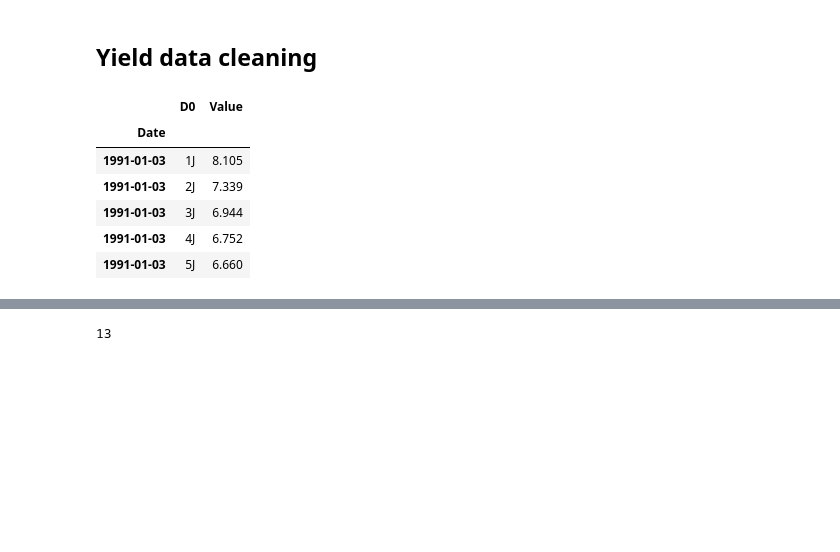
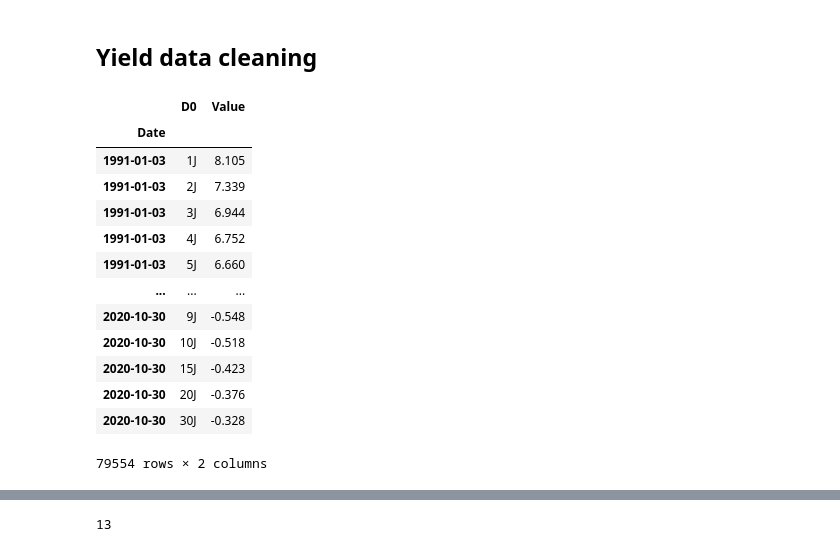
Before and after one commit to franckatte/ML_For_Finance, a Jupyter notebook: explanatory.ipynb, the cells around one changed output, grey strips where cells are left out. Cells and saved outputs as stored; diff of their text form; code cells hidden in the pictures; blank space fills up the shorter version.

```diff
--- a/explanatory.ipynb
+++ b/explanatory.ipynb
@@ -15,12 +17,19 @@ yields = yields_raw[yields_raw["Value"] == yields_raw["Value"] ]
 # %%
 yields = yields.replace('10J0','10J').copy()
 # %%
-yields.head()
+yields
 # %% [output]
 |  | D0 | Value |
 | Date |  |  |
 | 1991-01-03 | 1J | 8.105 |
 | 1991-01-03 | 2J | 7.339 |
 | 1991-01-03 | 3J | 6.944 |
 | 1991-01-03 | 4J | 6.752 |
 | 1991-01-03 | 5J | 6.660 |
+| ... | ... | ... |
+| 2020-10-30 | 9J | -0.548 |
+| 2020-10-30 | 10J | -0.518 |
+| 2020-10-30 | 15J | -0.423 |
+| 2020-10-30 | 20J | -0.376 |
+| 2020-10-30 | 30J | -0.328 |
+79554 rows × 2 columns
```
Also changed, not shown: parts of 29 cells of this notebook.
